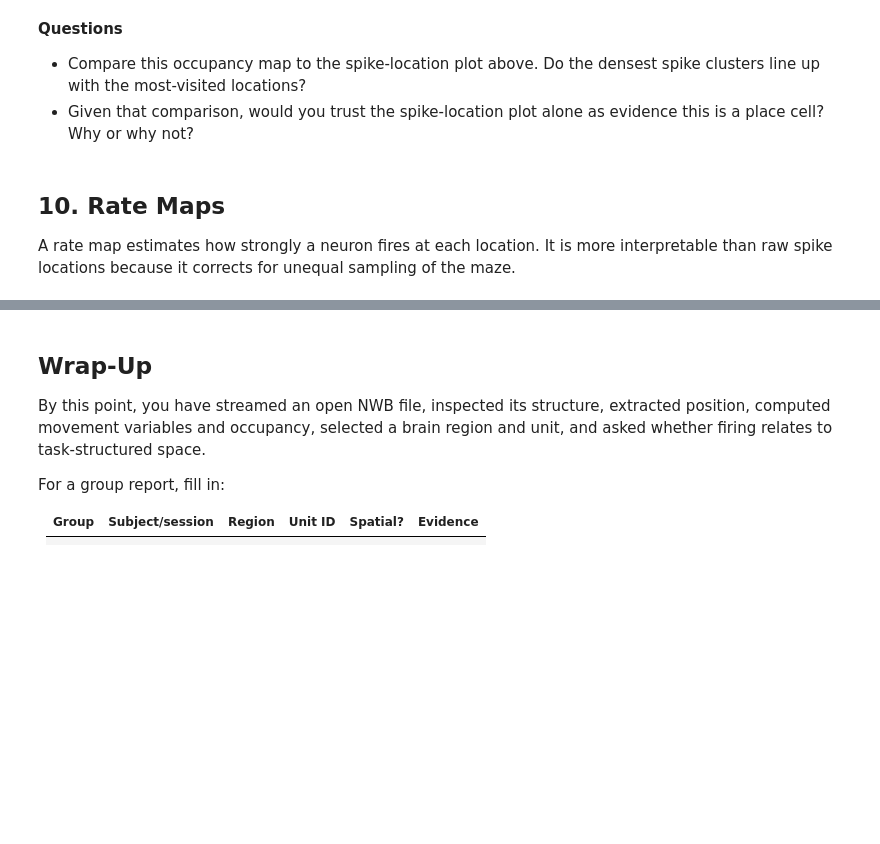
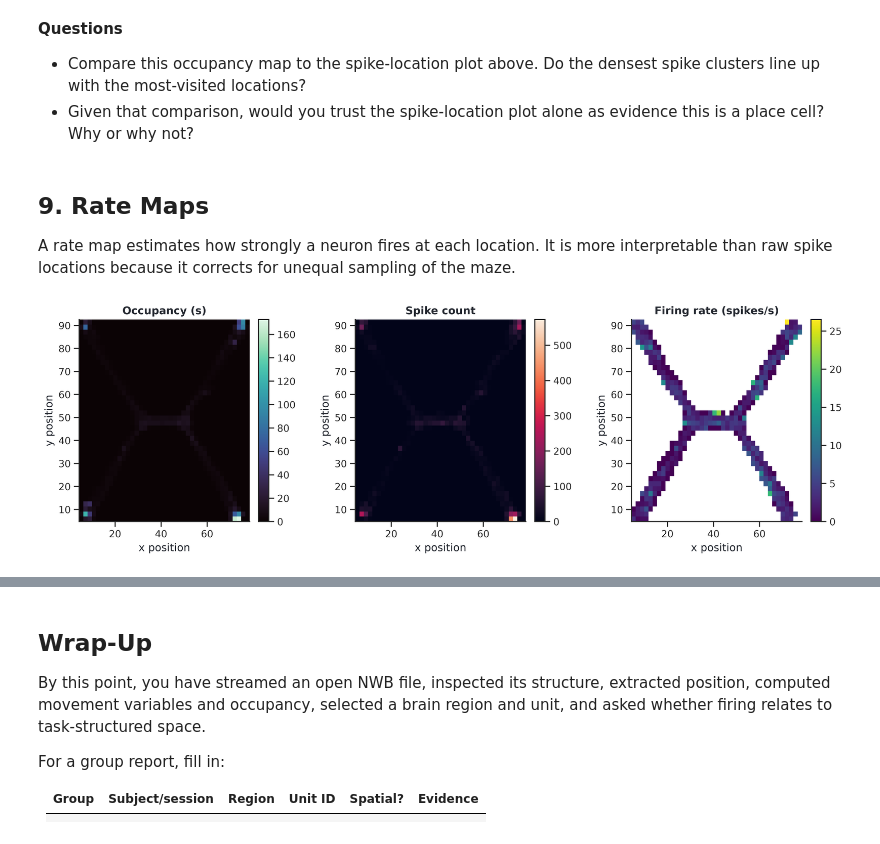
Before and after one commit to anirudh073/camp2026, a Jupyter notebook: camp-tutorials/01-open-data-exploration.ipynb, the cells around one changed output, grey strips where cells are left out. Cells and saved outputs as stored; diff of their text form; code cells hidden in the pictures; blank space fills up the shorter version.

```diff
--- a/camp-tutorials/01-open-data-exploration.ipynb
+++ b/camp-tutorials/01-open-data-exploration.ipynb
@@ -707 +612,12 @@ plt.show()
+# %%
+# Choose a unit_id from the filtered list above.
+unit_id = 39
+
+unit_spike_times = get_unit_spike_times(unit_id)
+unit_spike_times = unit_spike_times[(unit_spike_times >= time[0]) & (unit_spike_times <= time[-1])]
+
+print("unit_id:", unit_id)
+print("region:", units_df.loc[unit_id, "region"])
+print("firing rate (Hz):", round(region_units.loc[unit_id, "firing_rate_hz"], 2))
+print("total spikes in session:", len(unit_spike_times))
 # %% [markdown]
@@ -752,12 +654,7 @@ firing rate at position = spikes at position / time spent at position
 # %%
 n_bins = 40
 
-occupancy, x_edges, y_edges = np.histogram2d(
-    x[:-1],
-    y[:-1],
-    bins=n_bins,
-    weights=dt,
-)
+occupancy, x_edges, y_edges = compute_occupancy_map(x, y, dt, n_bins)
 
 fig, ax = plt.subplots(figsize=(6, 5))
 im = ax.imshow(
@@ -779,36 +676,46 @@ plt.show()
 - Compare this occupancy map to the spike-location plot above. Do the densest spike clusters line up with the most-visited locations?
 - Given that comparison, would you trust the spike-location plot alone as evidence this is a place cell? Why or why not?
 # %% [markdown]
-## 10. Rate Maps
+## 9. Rate Maps
 
 A rate map estimates how strongly a neuron fires at each location. It is more interpretable than raw spike locations because it corrects for unequal sampling of the maze.
 # %%
-spike_counts, _, _ = np.histogram2d(spike_x, spike_y, bins=[x_edges, y_edges])
+rate_map_result = compute_rate_map(
+    unit_spike_times,
+    time,
+    x,
+    y,
+    x_edges,
+    y_edges,
+    occupancy,
+    min_occupancy=0.1,
+)
+spike_counts = rate_map_result["spike_counts"]
+rate_map = rate_map_result["rate_map"]
 
 min_occupancy = 0.1
-rate_map = np.full_like(occupancy, np.nan, dtype=float)
-valid = occupancy > min_occupancy
-rate_map[valid] = spike_counts[valid] / occupancy[valid]
 
 fig, axes = plt.subplots(1, 3, figsize=(13, 4), constrained_layout=True)
 
 maps = [occupancy, spike_counts, rate_map]
 titles = ["Occupancy (s)", "Spike count", "Firing rate (spikes/s)"]
 cmaps = ["mako", "rocket", "viridis"]
 
 for ax, data, title, cmap in zip(axes, maps, titles, cmaps):
     im = ax.imshow(
         data.T,
         origin="lower",
         extent=[x_edges[0], x_edges[-1], y_edges[0], y_edges[-1]],
         aspect="equal",
         cmap=cmap,
     )
     ax.set_title(title)
     ax.set_xlabel("x position")
     ax.set_ylabel("y position")
     plt.colorbar(im, ax=ax, fraction=0.046, pad=0.04)
     sns.despine(ax=ax)
 
 plt.show()
+# %% [output]
+[figure, added]
 # %%
```
Also changed, not shown: parts of 29 cells of this notebook.
